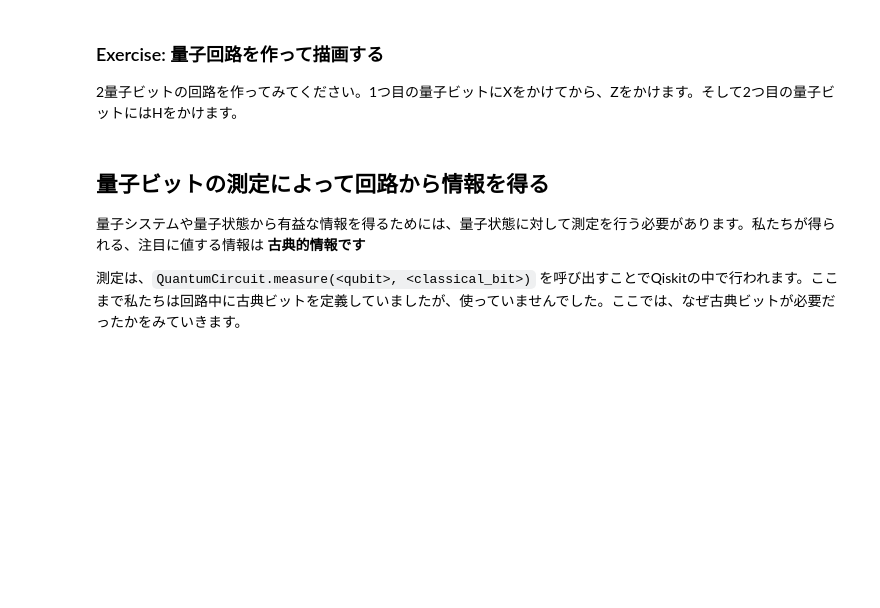
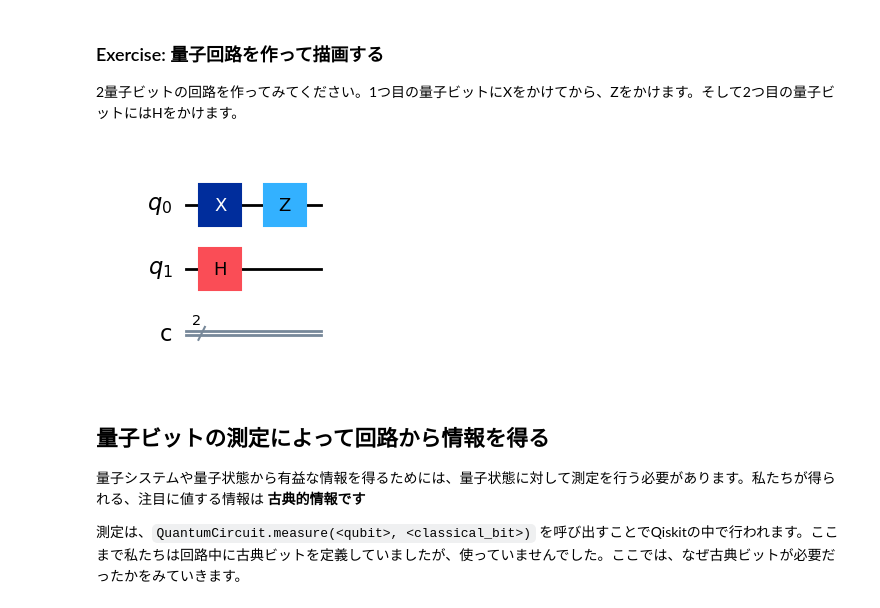
Before and after one commit to raiki1224/Mid_Term-report_Ver2, a Jupyter notebook: WQRN_hands_on_ja.ipynb, the cells around one changed output. Saved outputs shown, nothing was run; the diff lists cells and outputs as text; code cells hidden in the pictures; blank space fills up the shorter version.

```diff
--- a/WQRN_hands_on_ja.ipynb
+++ b/WQRN_hands_on_ja.ipynb
@@ -226,6 +218,13 @@ qc.draw()
 2量子ビットの回路を作ってみてください。1つ目の量子ビットにXをかけてから、Zをかけます。そして2つ目の量子ビットにはHをかけます。
 # %%
 """ Exercise: Fill in your code here """
+qc = QuantumCircuit(2, 2)
+qc.x(0)
+qc.z(0)
+qc.h(1)
+qc.draw()
+# %% [output]
+[figure, added]
 # %% [markdown]
 ## 量子ビットの測定によって回路から情報を得る
 
```
Also changed, not shown: parts of 26 cells of this notebook.
